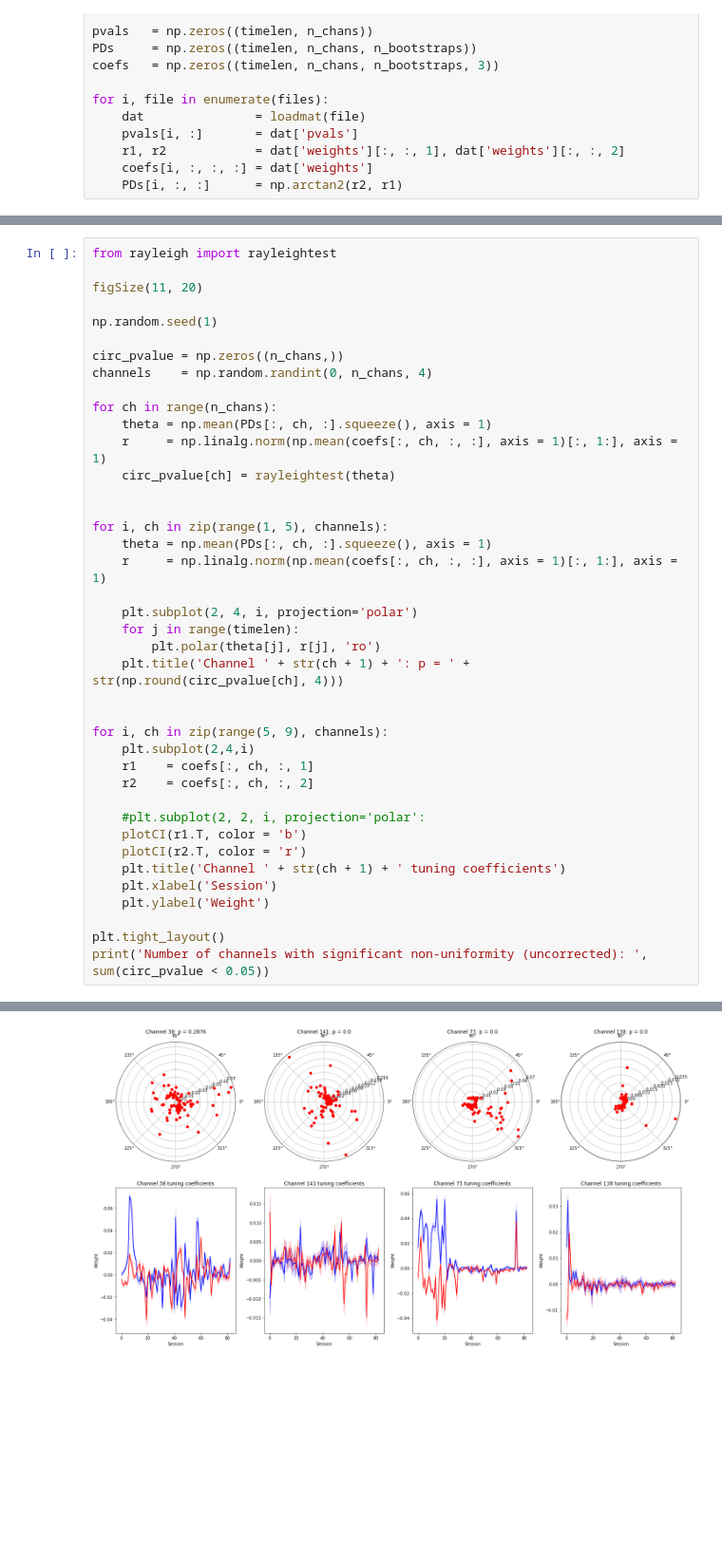
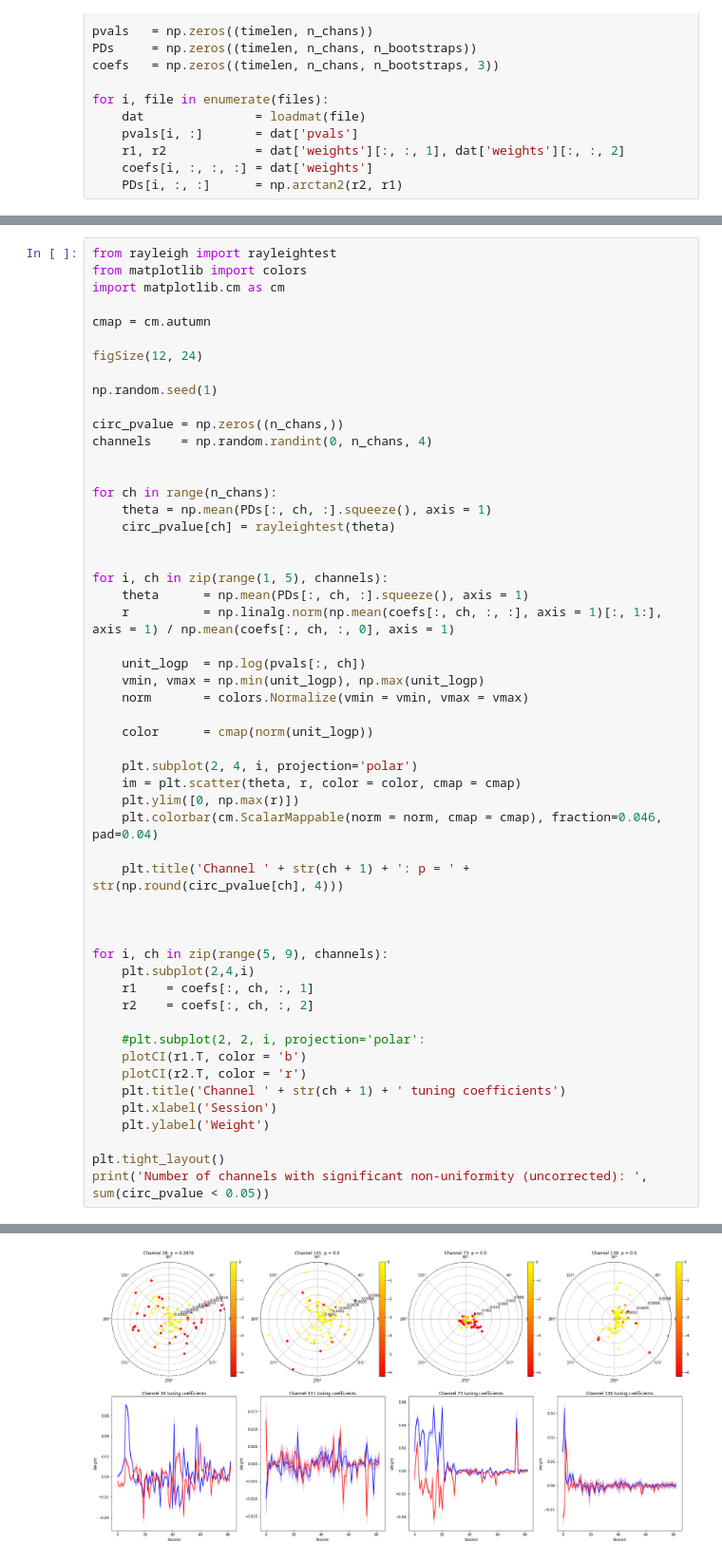
Before and after one commit to guyhwilson/nonstationarities, a Jupyter notebook: code/PDs_AcrossSession.ipynb, the cells around one changed output, grey strips where cells are left out. Shown at 95% size. Drawn from its saved outputs; the diff is of its cells as text; blank space fills up the shorter version.

```diff
--- a/code/PDs_AcrossSession.ipynb
+++ b/code/PDs_AcrossSession.ipynb
@@ -126,43 +156,56 @@ for i, file in enumerate(files):
 # %%
 from rayleigh import rayleightest
+from matplotlib import colors
+import matplotlib.cm as cm
 
-figSize(11, 20)
+cmap = cm.autumn
+
+figSize(12, 24)
 
 np.random.seed(1)
 
 circ_pvalue = np.zeros((n_chans,))
 channels    = np.random.randint(0, n_chans, 4)
 
+
 for ch in range(n_chans):
     theta = np.mean(PDs[:, ch, :].squeeze(), axis = 1)
-    r     = np.linalg.norm(np.mean(coefs[:, ch, :, :], axis = 1)[:, 1:], axis = 1)
     circ_pvalue[ch] = rayleightest(theta)
 
 
 for i, ch in zip(range(1, 5), channels):
-    theta = np.mean(PDs[:, ch, :].squeeze(), axis = 1)
-    r     = np.linalg.norm(np.mean(coefs[:, ch, :, :], axis = 1)[:, 1:], axis = 1)
+    theta      = np.mean(PDs[:, ch, :].squeeze(), axis = 1)
+    r          = np.linalg.norm(np.mean(coefs[:, ch, :, :], axis = 1)[:, 1:], axis = 1) / np.mean(coefs[:, ch, :, 0], axis = 1)
+
+    unit_logp  = np.log(pvals[:, ch])
+    vmin, vmax = np.min(unit_logp), np.max(unit_logp)
+    norm       = colors.Normalize(vmin = vmin, vmax = vmax)
+
+    color      = cmap(norm(unit_logp))
 
     plt.subplot(2, 4, i, projection='polar')
-    for j in range(timelen):
-        plt.polar(theta[j], r[j], 'ro')
+    im = plt.scatter(theta, r, color = color, cmap = cmap)
+    plt.ylim([0, np.max(r)])
+    plt.colorbar(cm.ScalarMappable(norm = norm, cmap = cmap), fraction=0.046, pad=0.04)
+
     plt.title('Channel ' + str(ch + 1) + ': p = ' + str(np.round(circ_pvalue[ch], 4)))
+
 
 
 for i, ch in zip(range(5, 9), channels):
     plt.subplot(2,4,i)
     r1    = coefs[:, ch, :, 1]
     r2    = coefs[:, ch, :, 2]
 
     #plt.subplot(2, 2, i, projection='polar':
     plotCI(r1.T, color = 'b')
     plotCI(r2.T, color = 'r')
     plt.title('Channel ' + str(ch + 1) + ' tuning coefficients')
     plt.xlabel('Session')
     plt.ylabel('Weight')
 
 plt.tight_layout()
 print('Number of channels with significant non-uniformity (uncorrected): ', sum(circ_pvalue < 0.05))
 # %% [output]
 Number of channels with significant non-uniformity (uncorrected):  146
-[figure, old version]
+[figure, new version]
```
Also changed, not shown: parts of 6 cells of this notebook, 8 other files.
